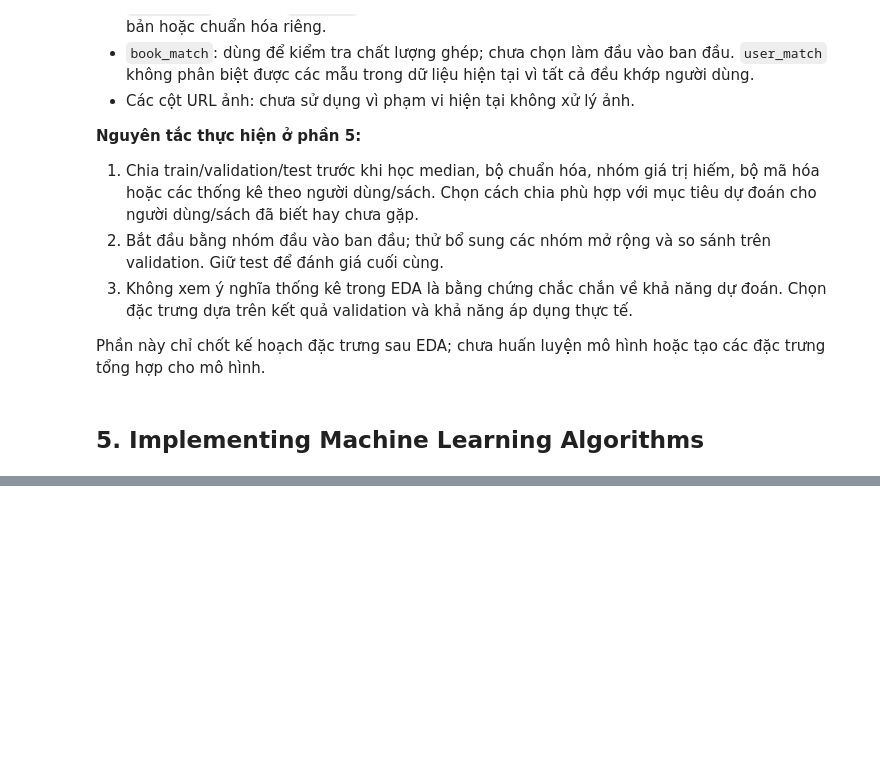
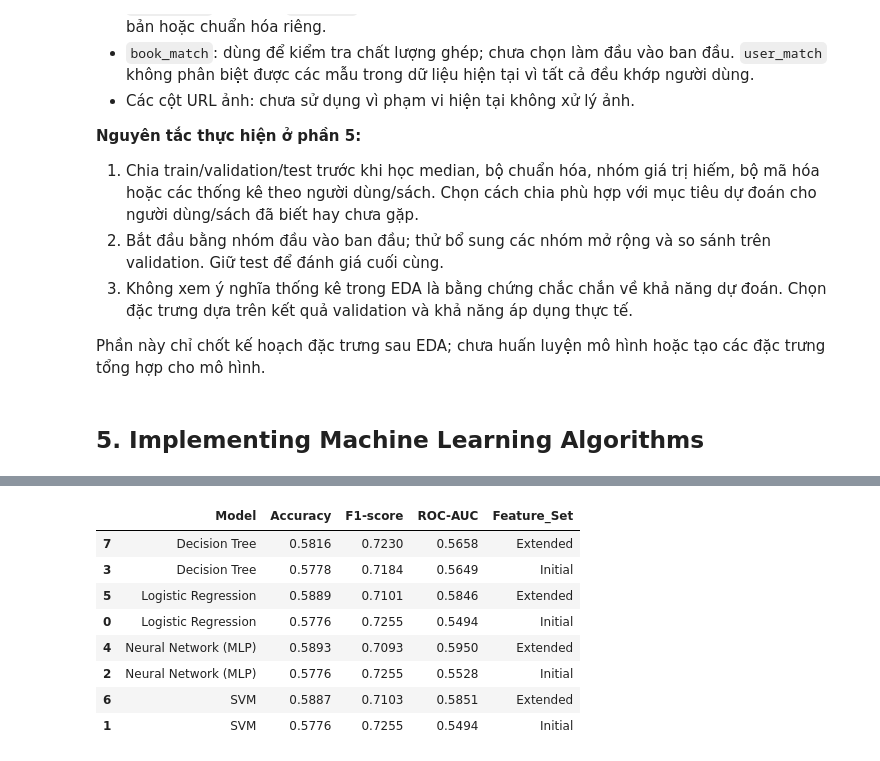
Before and after one commit to Bluenip/Data_analyst_python_midterm_project, a Jupyter notebook: mid_term_code copy.ipynb, the cells around one changed output, grey strips where cells are left out. Saved outputs shown, nothing was run; the diff lists cells and outputs as text; code cells hidden in the pictures; blank space fills up the shorter version.

```diff
--- a/mid_term_code copy.ipynb
+++ b/mid_term_code copy.ipynb
@@ -836,0 +1096,22 @@ Phần này chỉ chốt kế hoạch đặc trưng sau EDA; chưa huấn luyệ
+# %%
+# KIỂM TRA: MA TRẬN NHẦM LẪN CỦA TỪNG MÔ HÌNH
+from sklearn.metrics import confusion_matrix, classification_report
+# Hiển thị kết quả cho từng mô hình trên validation set.
+for model_name, pipeline in trained_models.items():
+    # Dự đoán nhãn trên validation.
+    y_pred = pipeline.predict(X_val)
+    # Ma trận nhầm lẫn theo thứ tự nhãn 0, 1.
+    cm = confusion_matrix(y_val, y_pred, labels=[0, 1])
+    print(f"\n{'=' * 55}")
+    print(f"Mô hình: {model_name}")
+    print("Ma trận nhầm lẫn:")
+    print(cm)
+    # Báo cáo Precision, Recall và F1-score của từng lớp.
+    print("\nClassification report:")
+    print(classification_report(
+            y_val,
+            y_pred,
+            labels=[0, 1],
+            target_names=["Nhãn 0 (điểm 1-7)", "Nhãn 1 (điểm 8-10)"],
+            zero_division=0
+        ))
@@ -836,0 +1270,24 @@ Phần này chỉ chốt kế hoạch đặc trưng sau EDA; chưa huấn luyệ
+# %%
+# SO SÁNH NHÓM ĐẶC TRƯNG BAN ĐẦU VÀ MỞ RỘNG
+# Chọn các chỉ số quan trọng từ kết quả ban đầu.
+initial_comparison = results_df[["Model", "Accuracy", "F1-score", "ROC-AUC"]].copy()
+initial_comparison["Feature_Set"] = "Initial"
+# Chọn các chỉ số tương ứng từ kết quả mở rộng.
+extended_comparison = extended_results_df[["Model", "Accuracy", "F1-score", "ROC-AUC"]].copy()
+extended_comparison["Feature_Set"] = "Extended"
+# Ghép hai bảng để so sánh.
+feature_comparison = pd.concat(
+    [initial_comparison, extended_comparison],
+    ignore_index=True)
+# Hiển thị bảng kết quả.
+display(feature_comparison.sort_values(["Model", "Feature_Set"]).round(4))
+# %% [output]
+|  | Model | Accuracy | F1-score | ROC-AUC | Feature_Set |
+| 7 | Decision Tree | 0.5816 | 0.7230 | 0.5658 | Extended |
+| 3 | Decision Tree | 0.5778 | 0.7184 | 0.5649 | Initial |
+| 5 | Logistic Regression | 0.5889 | 0.7101 | 0.5846 | Extended |
+| 0 | Logistic Regression | 0.5776 | 0.7255 | 0.5494 | Initial |
+| 4 | Neural Network (MLP) | 0.5893 | 0.7093 | 0.5950 | Extended |
+| 2 | Neural Network (MLP) | 0.5776 | 0.7255 | 0.5528 | Initial |
+| 6 | SVM | 0.5887 | 0.7103 | 0.5851 | Extended |
+| 1 | SVM | 0.5776 | 0.7255 | 0.5494 | Initial |
```
Also changed, not shown: parts of 22 cells of this notebook.
